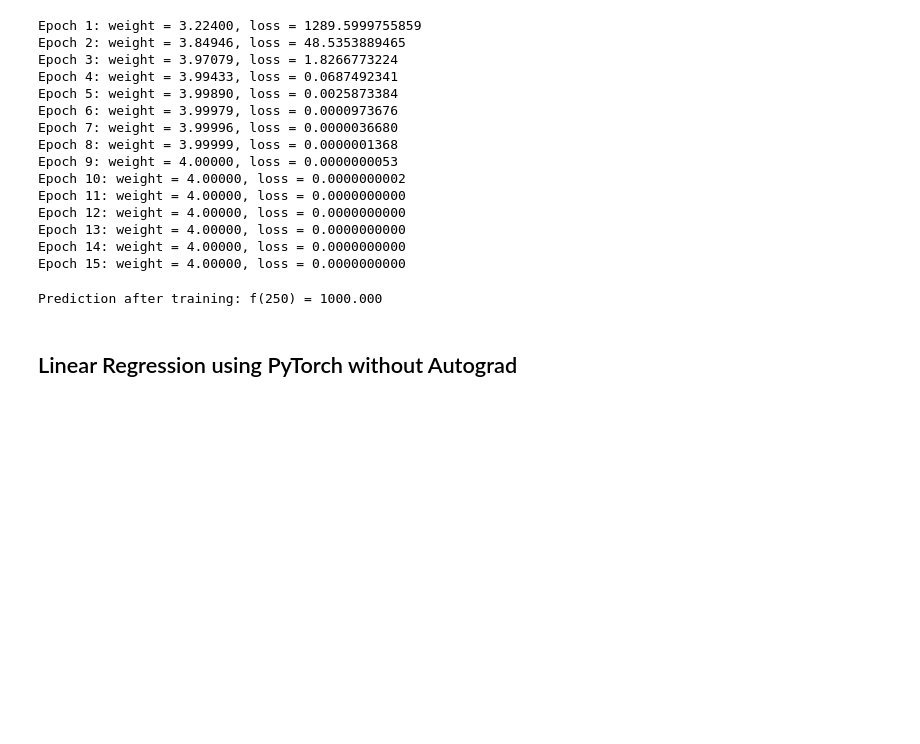
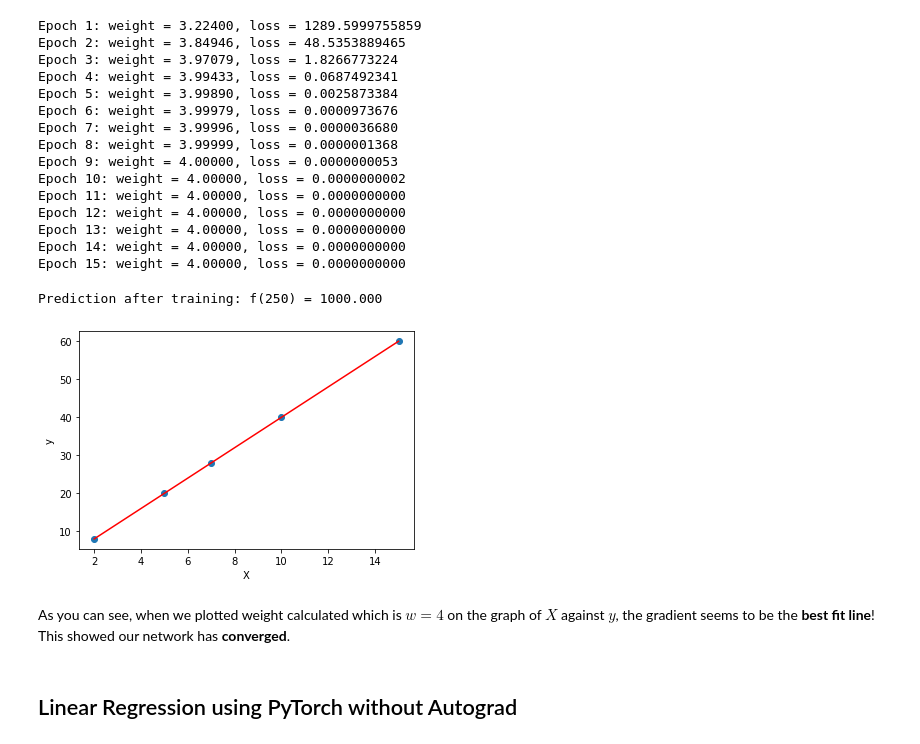
Before and after one commit to CertifaiAI/Intro_to_Pytorch, a Jupyter notebook: solution/Chapter 2 Autograd.ipynb, the cells around one changed output. Drawn from its saved outputs; the diff is of its cells as text; code cells hidden in the pictures; blank space fills up the shorter version.

```diff
--- a/solution/Chapter 2 Autograd.ipynb
+++ b/solution/Chapter 2 Autograd.ipynb
@@ -240,6 +270,19 @@ Epoch 15: weight = 4.00000, loss = 0.0000000000
 print(f'Prediction after training: f(250) = {forward(250):.3f}')
 # %% [output]
 Prediction after training: f(250) = 1000.000
+# %%
+def viz(X, y, w):
+    plt.scatter(X, y)
+    plt.plot(X, X*w, 'r')
+    plt.xlabel('X')
+    plt.ylabel('y')
+    plt.show()
+# %%
+viz(X, y, w)
+# %% [output]
+[figure, added]
+# %% [markdown]
+As you can see, when we plotted weight calculated which is $w = 4$ on the graph of $X$ against $y$, the gradient seems to be the **best fit line**! This showed our network has **converged**.
 # %% [markdown]
 ## Linear Regression using PyTorch without Autograd
 # %% [markdown]
```
Also changed, not shown: parts of 35 cells of this notebook, 2 other files.
